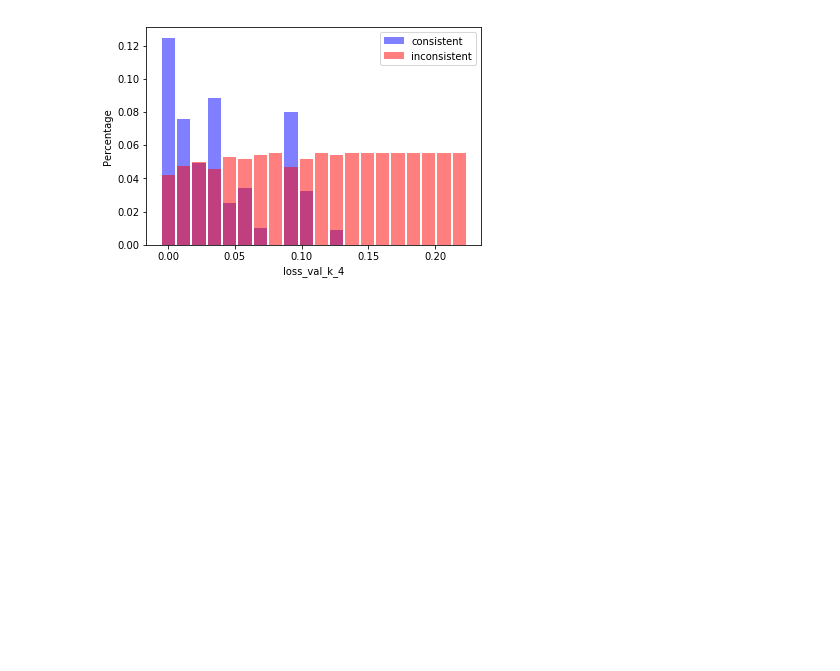
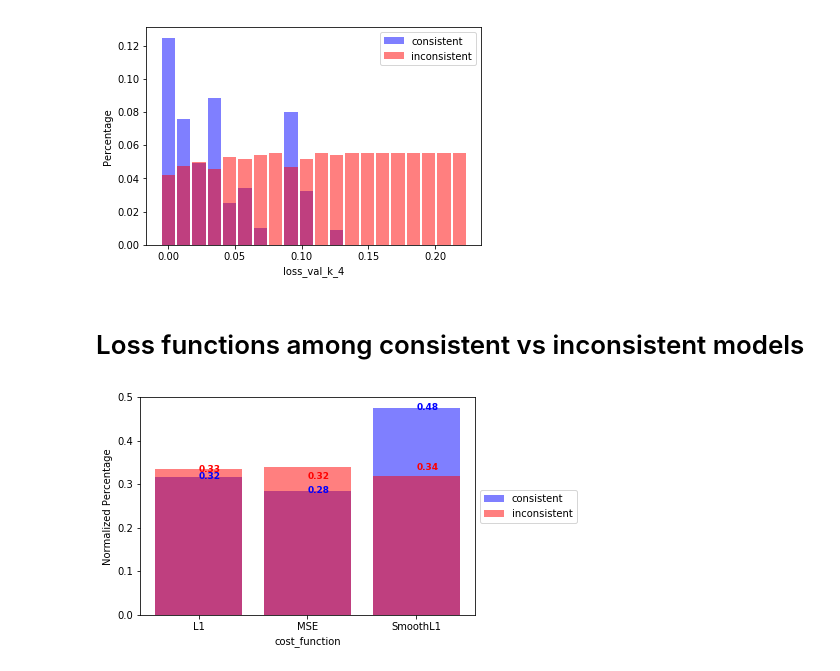
Before and after one commit to zhanwenchen/beam_nn, a Jupyter notebook: notebooks/Hyperparameter Analysis.ipynb, the cells around one changed output. Saved outputs shown, nothing was run; the diff lists cells and outputs as text; code cells hidden in the pictures; blank space fills up the shorter version.

```diff
--- a/notebooks/Hyperparameter Analysis.ipynb
+++ b/notebooks/Hyperparameter Analysis.ipynb
@@ -290,3 +290,9 @@ consistent_vs_inconsistent_discrete('optimizer')
 consistent_vs_inconsistent_continuous('loss_val_k_4', bins=20, width=0.01)
 # %% [output]
 [figure]
+# %% [markdown]
+# Loss functions among consistent vs inconsistent models
+# %%
+consistent_vs_inconsistent_discrete('cost_function')
+# %% [output]
+[figure, added]
```
Also changed, not shown: parts of 2 cells of this notebook, 2 other files.
